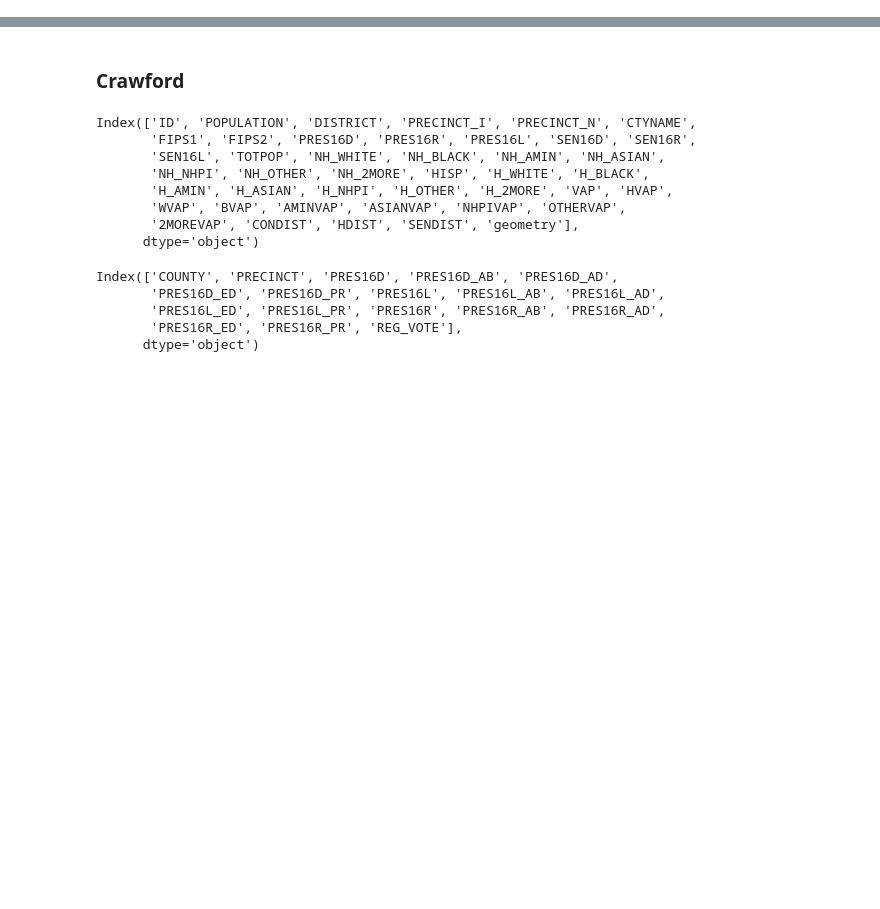
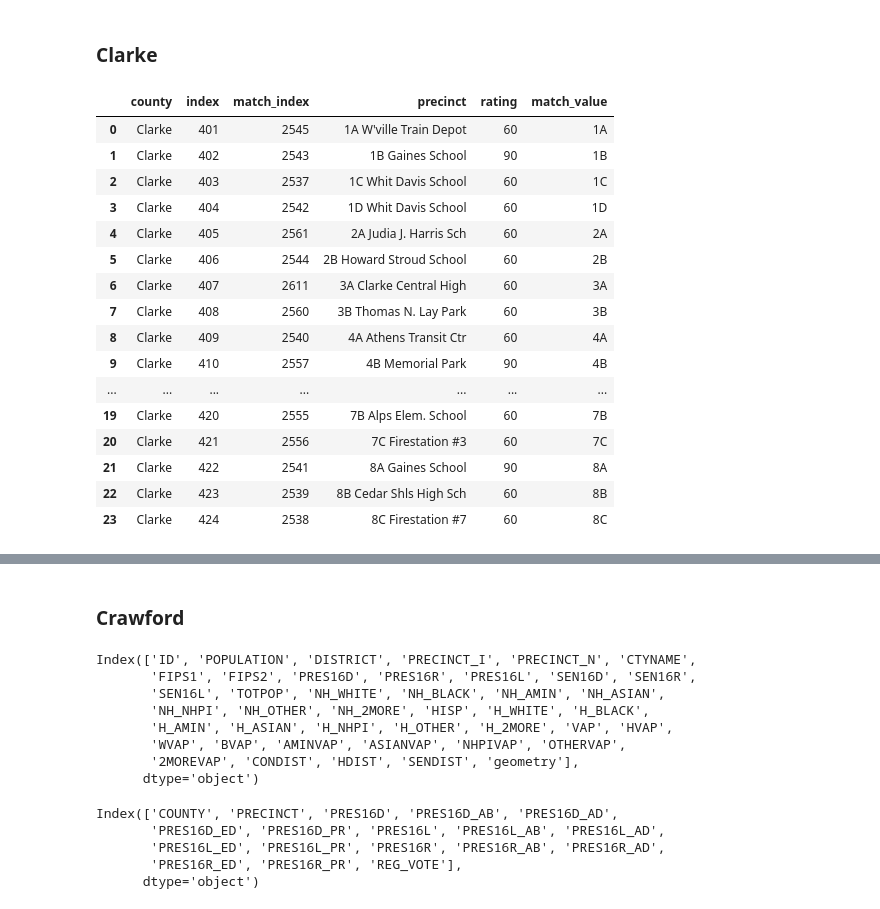
Before and after one commit to vrdi/preprocessing, a Jupyter notebook: MatchingPrecincts.ipynb, the cells around one changed output, grey strips where cells are left out. Saved outputs shown, nothing was run; the diff lists cells and outputs as text; code cells hidden in the pictures; blank space fills up the shorter version.

```diff
--- a/MatchingPrecincts.ipynb
+++ b/MatchingPrecincts.ipynb
@@ -15,13 +13,0 @@ def search_for_match(precinct, county, gdf=gdf, column="PRECINCT_N"):
-# %%
-def find_matches(df, gdf, column="PRECINCT_N"):
-    assert set(df["COUNTY"]) == set(gdf["CTYNAME"])
-    counties = df["COUNTY"].unique()
-    records = [
-        search_for_match(precinct, county, gdf=gdf, column=column)
-        for county in counties
-        for precinct in df[df["COUNTY"] == county]["PRECINCT"]
-    ]
-    matches = pandas.DataFrame.from_records(records)
-    matches["match_value"] = matches["match_index"].map(gdf[column])
-    return matches
-counties = df["COUNTY"].unique()
@@ -117,0 +122,24 @@ Name: rating, dtype: float64
+# %% [markdown]
+### Clarke
+# %%
+clarke_matches = find_matches(df[df["COUNTY"] == "Clarke"], gdf[gdf["CTYNAME"] == "Clarke"], column="PRECINCT_I")
+# %%
+clarke_matches
+# %% [output]
+|  | county | index | match_index | precinct | rating | match_value |
+| 0 | Clarke | 401 | 2545 | 1A W'ville Train Depot | 60 | 1A |
+| 1 | Clarke | 402 | 2543 | 1B Gaines School | 90 | 1B |
+| 2 | Clarke | 403 | 2537 | 1C Whit Davis School | 60 | 1C |
+| 3 | Clarke | 404 | 2542 | 1D Whit Davis School | 60 | 1D |
+| 4 | Clarke | 405 | 2561 | 2A Judia J. Harris Sch | 60 | 2A |
+| 5 | Clarke | 406 | 2544 | 2B Howard Stroud School | 60 | 2B |
+| 6 | Clarke | 407 | 2611 | 3A Clarke Central High | 60 | 3A |
+| 7 | Clarke | 408 | 2560 | 3B Thomas N. Lay Park | 60 | 3B |
+| 8 | Clarke | 409 | 2540 | 4A Athens Transit Ctr | 60 | 4A |
+| 9 | Clarke | 410 | 2557 | 4B Memorial Park | 90 | 4B |
+| ... | ... | ... | ... | ... | ... | ... |
+| 19 | Clarke | 420 | 2555 | 7B Alps Elem. School | 60 | 7B |
+| 20 | Clarke | 421 | 2556 | 7C Firestation #3 | 60 | 7C |
+| 21 | Clarke | 422 | 2541 | 8A Gaines School | 90 | 8A |
+| 22 | Clarke | 423 | 2539 | 8B Cedar Shls High Sch | 60 | 8B |
+| 23 | Clarke | 424 | 2538 | 8C Firestation #7 | 60 | 8C |
```
Also changed, not shown: parts of 58 cells of this notebook, 11 other files.
